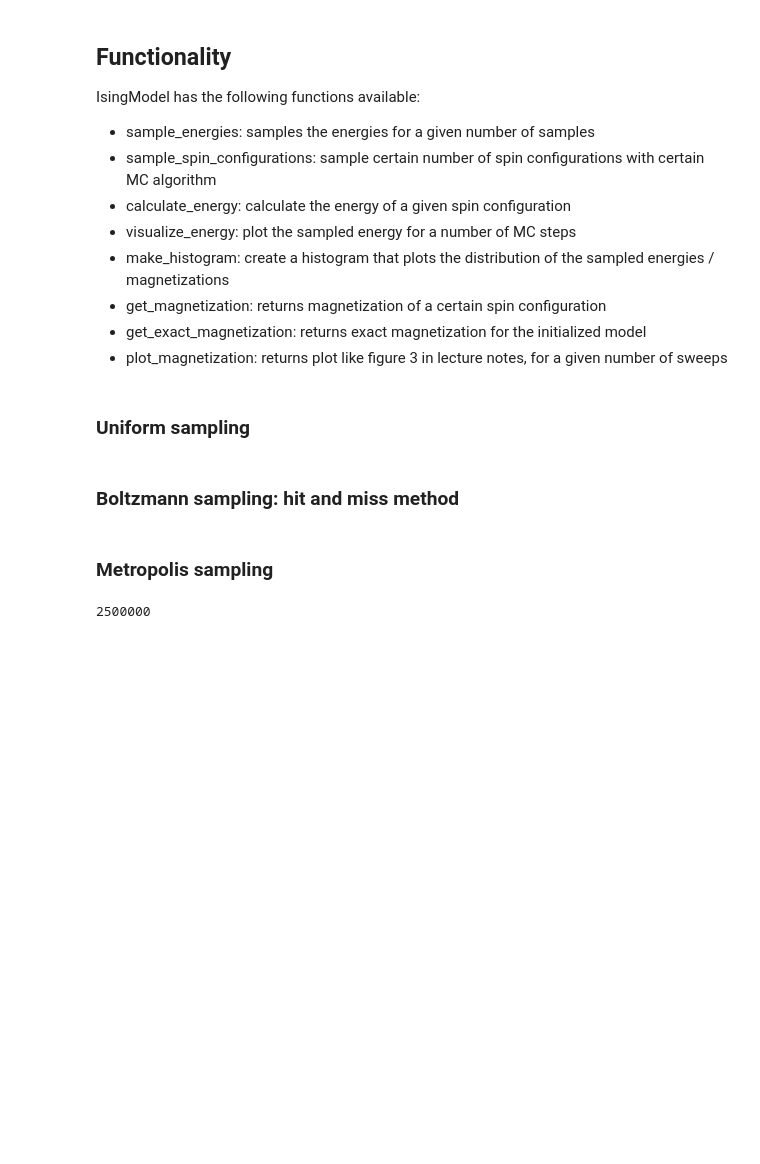
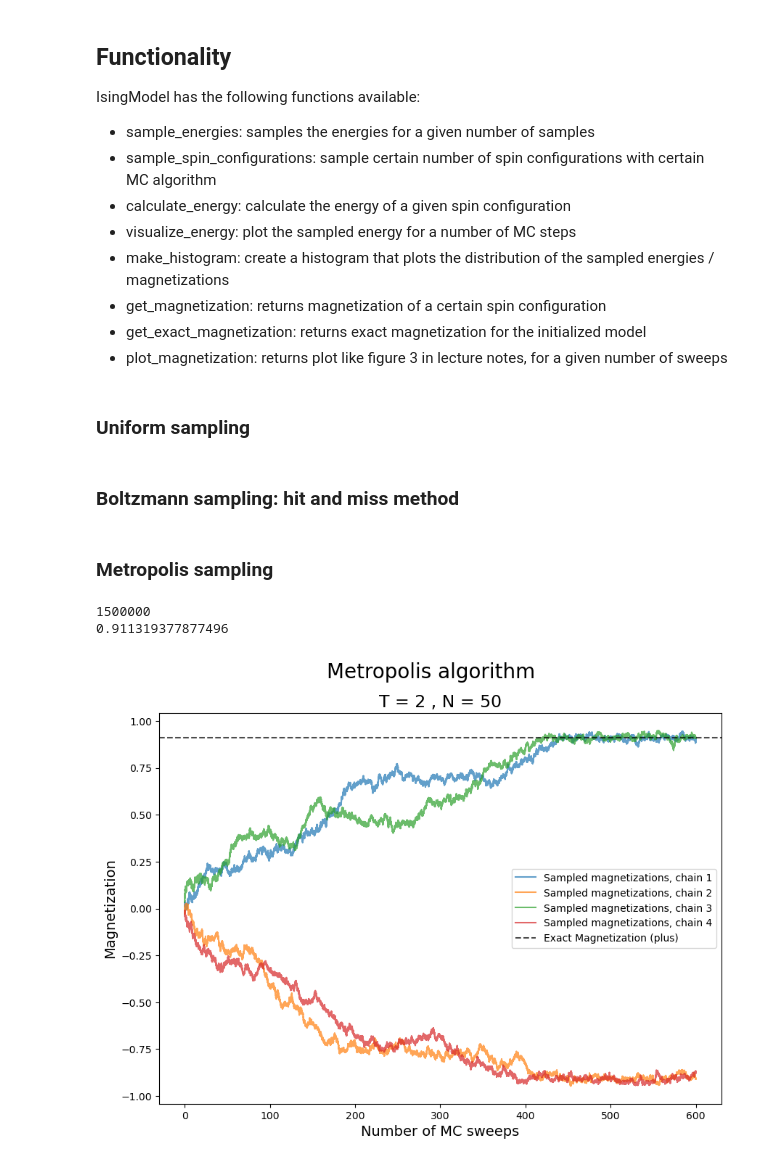
Before and after one commit to BertDepoorter/Monte-Carlo-Methods, a Jupyter notebook: ex _7_8_ IsingModel.ipynb, the cells around one changed output. Cells and saved outputs as stored; diff of their text form; code cells hidden in the pictures; blank space fills up the shorter version.

```diff
--- a/ex _7_8_ IsingModel.ipynb
+++ b/ex _7_8_ IsingModel.ipynb
@@ -173,11 +173,13 @@ model_metropolis.visualize_energy(energies)
 # %%
 model_metropolis.make_histogram(energies, normalize=True)
 # %%
-sweeps = 1000
+sweeps = 600
 chains = 4
 model_metropolis.plot_magnetization(sweeps, chains=chains)
 # %% [output]
-2500000
+1500000
+0.911319377877496
+[figure, added]
 # %%
 import numpy as np
 J=1
```
Also changed, not shown: parts of 2 cells of this notebook, 6 other files.
